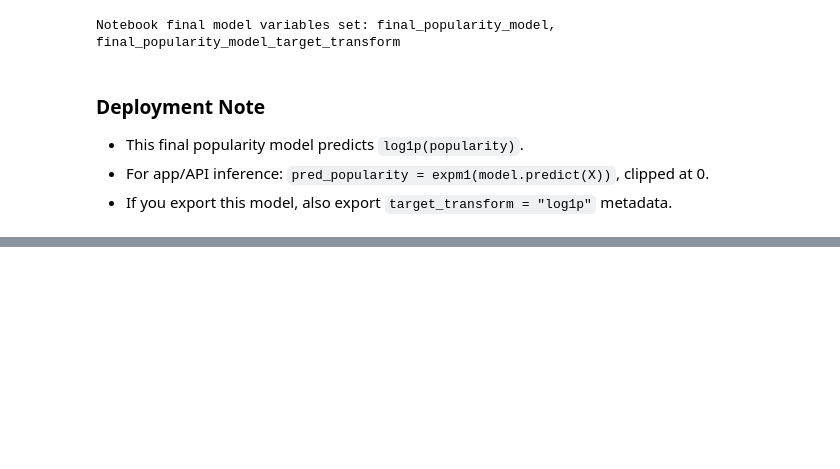
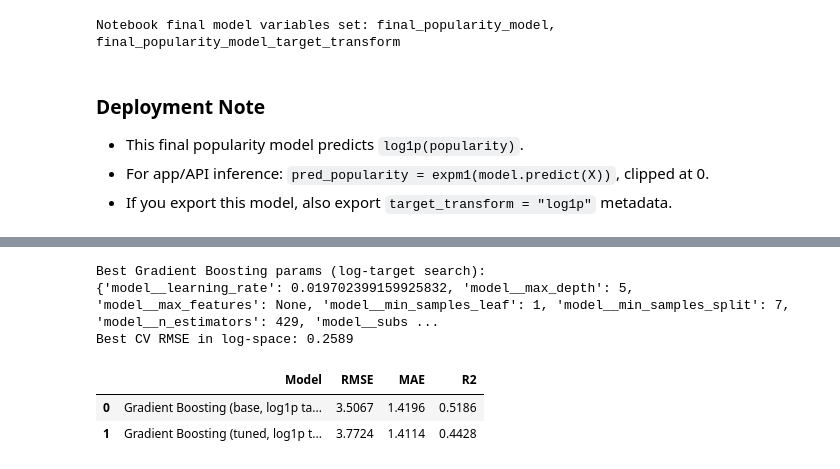
Before and after one commit to lauramanzanos23/INSY_674_FinalProject, a Jupyter notebook: models/PopularityModelComparison.ipynb, the cells around one changed output, grey strips where cells are left out. Drawn from its saved outputs; the diff is of its cells as text; code cells hidden in the pictures; blank space fills up the shorter version.

```diff
--- a/models/PopularityModelComparison.ipynb
+++ b/models/PopularityModelComparison.ipynb
@@ -1266,0 +1320,73 @@ Notebook final model variables set: final_popularity_model, final_popularity_mod
+# %%
+from sklearn.model_selection import RandomizedSearchCV
+from scipy.stats import randint, uniform
+
+# Fine-tune only when selected final model is Gradient Boosting
+if selected_final_model_name != 'Gradient Boosting':
+    print(f"Fine-tuning block skipped: selected final model is {selected_final_model_name}, not Gradient Boosting.")
+    tuned_final_model = None
+else:
+    gb_pipe = clone(models['Gradient Boosting'])
+
+    # Tune GBR hyperparameters on log-target objective
+    param_dist = {
+        'model__n_estimators': randint(150, 900),
+        'model__learning_rate': uniform(0.01, 0.12),
+        'model__max_depth': randint(2, 6),
+        'model__min_samples_split': randint(2, 20),
+        'model__min_samples_leaf': randint(1, 12),
+        'model__subsample': uniform(0.65, 0.35),
+        'model__max_features': ['sqrt', 'log2', None],
+    }
+
+    gb_search = RandomizedSearchCV(
+        estimator=gb_pipe,
+        param_distributions=param_dist,
+        n_iter=30,
+        scoring='neg_root_mean_squared_error',
+        cv=3,
+        random_state=RANDOM_STATE,
+        n_jobs=-1,
+        verbose=0,
+    )
+
+    # Search on log1p target
+    gb_search.fit(X_train, np.log1p(y_train))
+    tuned_final_model = gb_search.best_estimator_
+
+    print('Best Gradient Boosting params (log-target search):')
+    print(gb_search.best_params_)
+    print(f"Best CV RMSE in log-space: {-gb_search.best_score_:.4f}")
+
+    # Holdout comparison on original scale
+    base_model = clone(models['Gradient Boosting'])
+    base_model.fit(X_train, np.log1p(y_train))
+
+    base_pred = np.expm1(base_model.predict(X_test))
+    tuned_pred = np.expm1(tuned_final_model.predict(X_test))
+    base_pred = np.clip(base_pred, 0, None)
+    tuned_pred = np.clip(tuned_pred, 0, None)
+
+    compare_df = pd.DataFrame([
+        {
+            'Model': 'Gradient Boosting (base, log1p target)',
+            'RMSE': np.sqrt(mean_squared_error(y_test, base_pred)),
+            'MAE': mean_absolute_error(y_test, base_pred),
+            'R2': r2_score(y_test, base_pred),
+        },
+        {
+            'Model': 'Gradient Boosting (tuned, log1p target)',
+            'RMSE': np.sqrt(mean_squared_error(y_test, tuned_pred)),
+            'MAE': mean_absolute_error(y_test, tuned_pred),
+            'R2': r2_score(y_test, tuned_pred),
+        },
+    ])
+
+    display(compare_df.style.format({'RMSE':'{:.4f}','MAE':'{:.4f}','R2':'{:.4f}'}))
+# %% [output]
+Best Gradient Boosting params (log-target search):
+{'model__learning_rate': 0.019702399159925832, 'model__max_depth': 5, 'model__max_features': None, 'model__min_samples_leaf': 1, 'model__min_samples_split': 7, 'model__n_estimators': 429, 'model__subs ...
+Best CV RMSE in log-space: 0.2589
+|  | Model | RMSE | MAE | R2 |
+| 0 | Gradient Boosting (base, log1p ta... | 3.5067 | 1.4196 | 0.5186 |
+| 1 | Gradient Boosting (tuned, log1p t... | 3.7724 | 1.4114 | 0.4428 |
```
Also changed, not shown: parts of 8 cells of this notebook, 3 other files.
